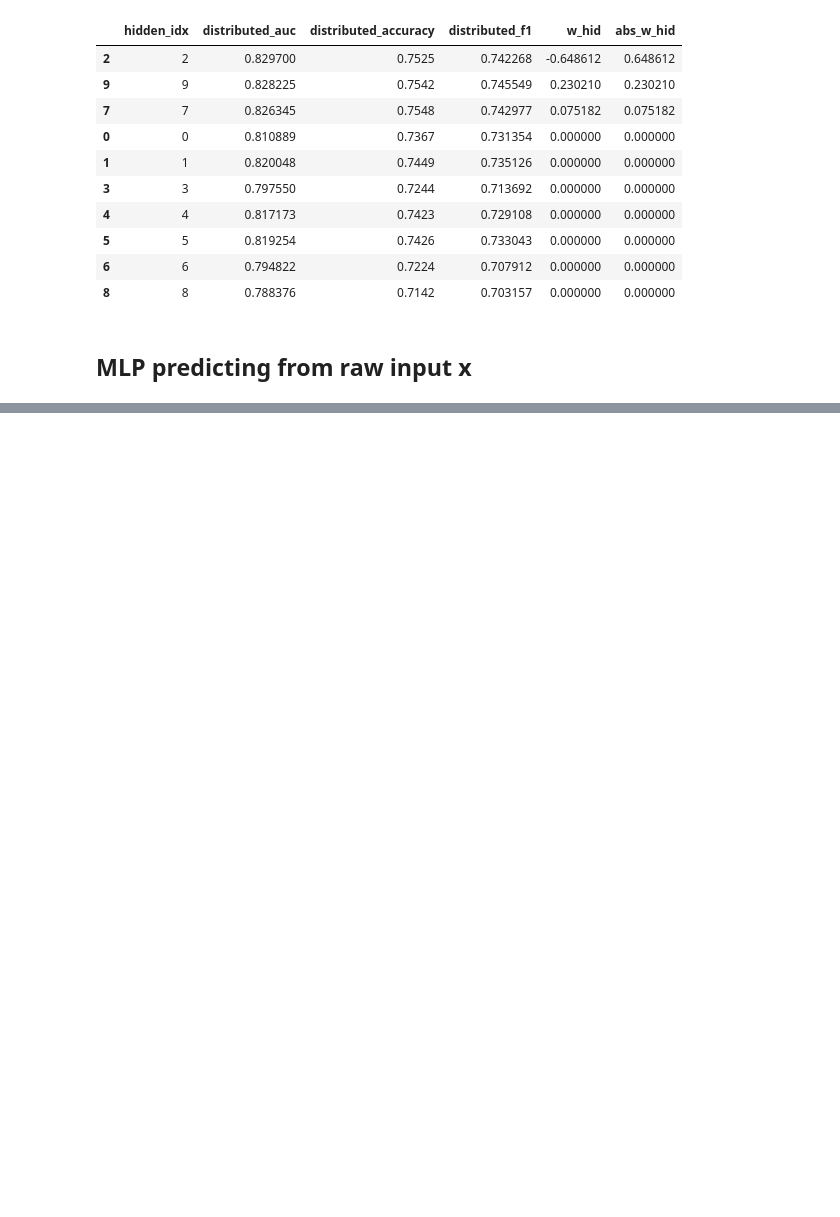
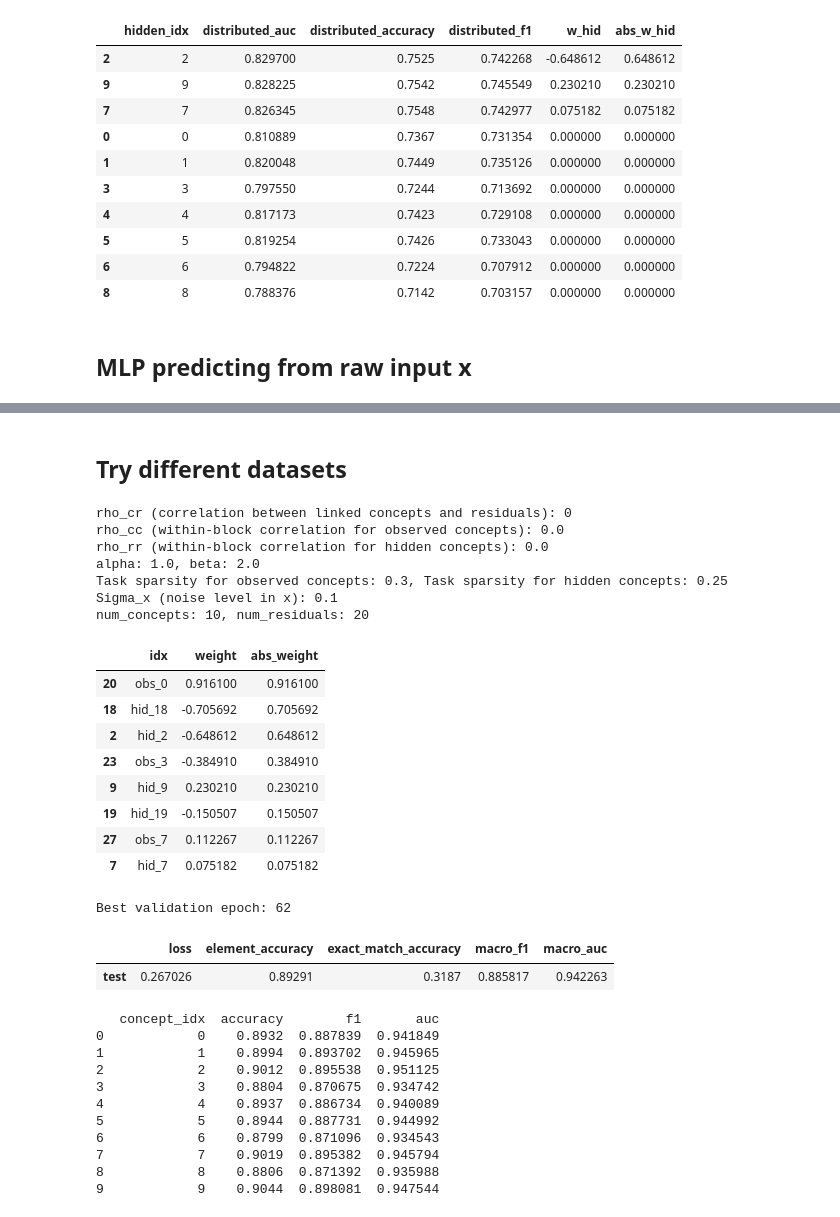
Before and after one commit to stephenmarcou/SCBM_implementation, a Jupyter notebook: residual_analysis2.ipynb, the cells around one changed output, grey strips where cells are left out. Drawn from its saved outputs; the diff is of its cells as text; code cells hidden in the pictures; blank space fills up the shorter version.

```diff
--- a/residual_analysis2.ipynb
+++ b/residual_analysis2.ipynb
@@ -562,0 +684,72 @@ concept_mlp_results["metrics"]
+# %% [markdown]
+## Try different datasets
+# %%
+root = "/Users/stephenmarcou/Documents/ETH Zurich/Cambridge/Code/SCBM_implementation/datasets/synthetic_res_scbm/test_data_sets"
+data_difficulty = "hard"
+relative_data_dir_name = "local_a_1.0_b_2.0_rho_cr0_rho_cc0.0_rho_rr0.0_r_sparsity_0.25_c_sparsity_0.3_sigmax_0.1_seed_0"
+full_data_path = f"{root}/{data_difficulty}/{relative_data_dir_name}"
+
+
+print_data_info_from_data_path(full_data_path)
+
+
+
+
+
+train_data = load_split_data(full_data_path, "train")
+val_data = load_split_data(full_data_path, "val")
+test_data = load_split_data(full_data_path, "test")
+
+w_hid = train_data["w_hid"]
+w_obs = train_data["w_obs"]
+
+w_hid_and_w_obs = torch.cat([w_hid, w_obs], dim=0)
+
+idx = [f"hid_{i}" for i in range(w_hid.shape[0])] + [f"obs_{i}" for i in range(w_obs.shape[0])]
+df_w_hid_and_w_obs = pd.DataFrame({
+    "idx": idx,
+    "weight": w_hid_and_w_obs.detach().cpu().numpy(),
+    "abs_weight": w_hid_and_w_obs.abs().detach().cpu().numpy(),
+})
+
+df_w_hid_and_w_obs = df_w_hid_and_w_obs.sort_values("abs_weight", ascending=False)
+df_w_hid_and_w_obs = df_w_hid_and_w_obs[df_w_hid_and_w_obs["abs_weight"] > 1e-8]
+display(df_w_hid_and_w_obs)
+
+
+concept_mlp_results = train_concept_mlp_from_x(train_data, val_data, test_data)
+print(f"Best validation epoch: {concept_mlp_results['best_epoch']}")
+display(concept_mlp_results["metrics"][["loss", "element_accuracy", "exact_match_accuracy", "macro_f1", "macro_auc"]])
+
+print(concept_mlp_results["per_concept_metrics"])
+# %% [output]
+rho_cr (correlation between linked concepts and residuals): 0
+rho_cc (within-block correlation for observed concepts): 0.0
+rho_rr (within-block correlation for hidden concepts): 0.0
+alpha: 1.0, beta: 2.0
+Task sparsity for observed concepts: 0.3, Task sparsity for hidden concepts: 0.25
+Sigma_x (noise level in x): 0.1
+num_concepts: 10, num_residuals: 20
+|  | idx | weight | abs_weight |
+| 20 | obs_0 | 0.916100 | 0.916100 |
+| 18 | hid_18 | -0.705692 | 0.705692 |
+| 2 | hid_2 | -0.648612 | 0.648612 |
+| 23 | obs_3 | -0.384910 | 0.384910 |
+| 9 | hid_9 | 0.230210 | 0.230210 |
+| 19 | hid_19 | -0.150507 | 0.150507 |
+| 27 | obs_7 | 0.112267 | 0.112267 |
+| 7 | hid_7 | 0.075182 | 0.075182 |
+Best validation epoch: 62
+|  | loss | element_accuracy | exact_match_accuracy | macro_f1 | macro_auc |
+| test | 0.267026 | 0.89291 | 0.3187 | 0.885817 | 0.942263 |
+   concept_idx  accuracy        f1       auc
+0            0    0.8932  0.887839  0.941849
+1            1    0.8994  0.893702  0.945965
+2            2    0.9012  0.895538  0.951125
+3            3    0.8804  0.870675  0.934742
+4            4    0.8937  0.886734  0.940089
+5            5    0.8944  0.887731  0.944992
+6            6    0.8799  0.871096  0.934543
+7            7    0.9019  0.895382  0.945794
+8            8    0.8806  0.871392  0.935988
+9            9    0.9044  0.898081  0.947544
```
Also changed, not shown: parts of 9 cells of this notebook, 5 other files.
